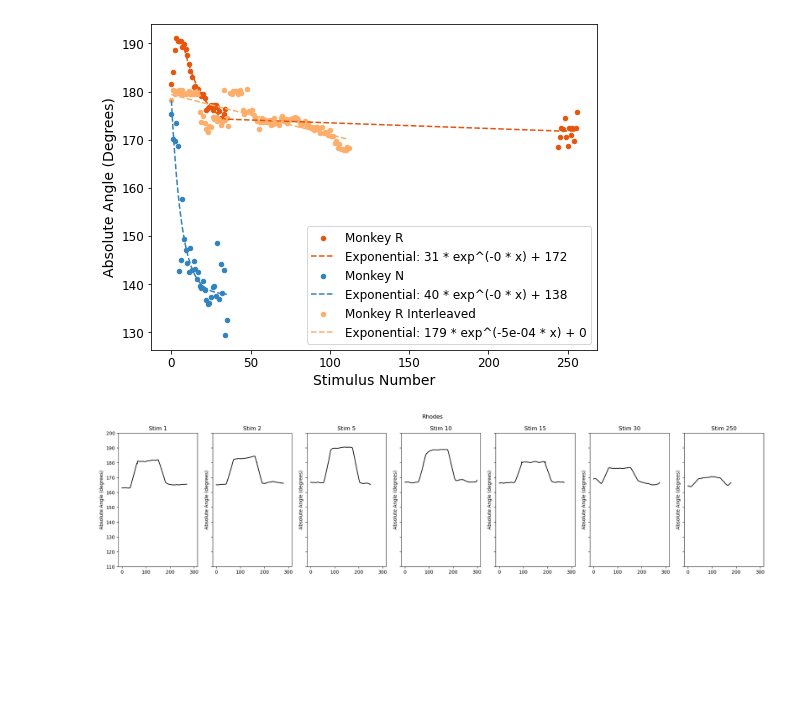
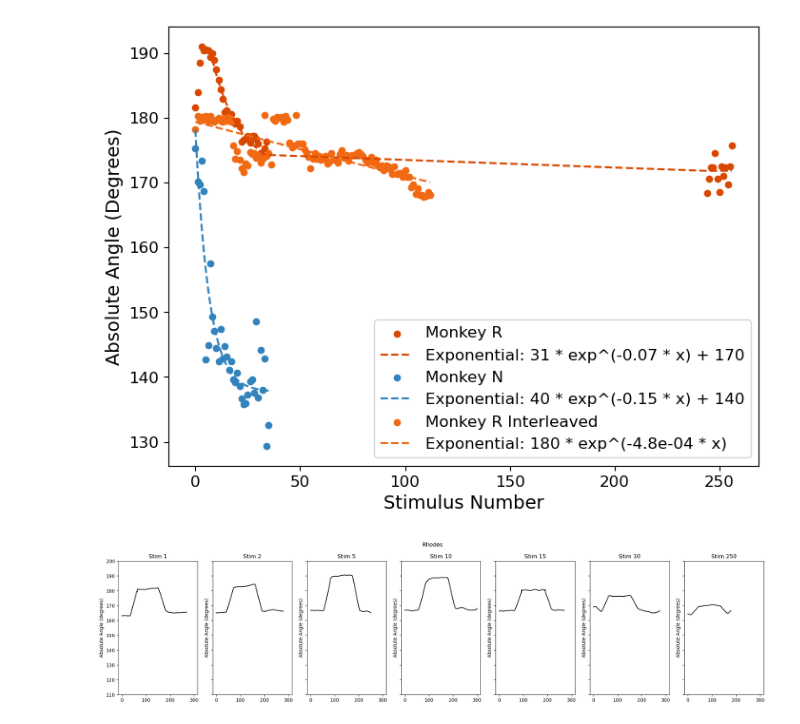
Before and after one commit to draeloslab/stim_behavior, a Jupyter notebook: notebooks/newFatigueFig.ipynb, the cells around one changed output. Cells and saved outputs as stored; diff of their text form; code cells hidden in the pictures; blank space fills up the shorter version.

```diff
--- a/notebooks/newFatigueFig.ipynb
+++ b/notebooks/newFatigueFig.ipynb
@@ -42,6 +42,17 @@ class FatigueData:
             y_col = i + 1
             interpolate(data, x_col, y_col, likelihood, self.threshold)
 
+        self.x = []
+        self.y = []
+        for i in range(len(data)):  #save angle for each posture for all frames
+            if self.type == 'DLC':
+                forearm = (data.iloc[i][data.columns[13]], data.iloc[i][data.columns[14]])
+                wrist = (data.iloc[i][data.columns[10]], data.iloc[i][data.columns[11]])
+                mcp = (data.iloc[i][data.columns[7]], data.iloc[i][data.columns[8]])
+            # Unpack the points into x and y coordinates
+            self.x.append([forearm[0], wrist[0], mcp[0]])
+            self.y.append([forearm[1], wrist[1], mcp[1]])
+
             #moving average
         for i in range(step, len(data.columns),3):
             x = data.columns[i]
@@ -64,8 +75,8 @@ class FatigueData:
             return angle
 
         angle = []
-        self.x = []
-        self.y = []
+        # self.x = []
+        # self.y = []
         for i in range(len(data)):  #save angle for each posture for all frames
             if self.type == 'DLC':
                 forearm = (data.iloc[i][data.columns[13]], data.iloc[i][data.columns[14]])
@@ -78,8 +89,8 @@ class FatigueData:
             # pip = (data.iloc[i][data.columns[6]], data.iloc[i][data.columns[7]])
             # dip = (data.iloc[i][data.columns[3]], data.iloc[i][data.columns[4]])
             # Unpack the points into x and y coordinates
-            self.x.append([forearm[0], wrist[0], mcp[0]])
-            self.y.append([forearm[1], wrist[1], mcp[1]])
+            # self.x.append([forearm[0], wrist[0], mcp[0]])
+            # self.y.append([forearm[1], wrist[1], mcp[1]])
             angle.append(calculate_angle(forearm, wrist, mcp))
         # smoothed = uniform_filter1d(np.array(angle), size=self.window)
         return np.array(angle)
@@ -293,36 +304,37 @@ plt.show()
 # %%
 
 # rhodes.filtered_means = np.concatenate((rhodes.filtered_means, rhodes2.filtered_means))
 # rhodes.filtered_indices = np.concatenate((rhodes.filtered_indices, rhodes2.filtered_indices))
 
 # sorted_indices = np.argsort(rhodes.filtered_indices)
 # rhodes.filtered_indices = rhodes.filtered_indices[sorted_indices]
 # rhodes.filtered_means= rhodes.filtered_means[sorted_indices]
 
 
 guess = [2,2,160]
 popT = rhodes.fitExponentialDecay(guess, removeStartSlice=8)
 popT2 = napier.fitExponentialDecay(guess)
 popT3 = rhodesinterleaved.fitExponentialDecay(guess)
 
 
 plt.figure(figsize=(8, 6))
-plt.scatter(rhodes.filtered_indices, rhodes.filtered_means, label='Monkey R', color='#e6550d', s=20)
+plt.scatter(rhodes.filtered_indices, rhodes.filtered_means, label='Monkey R', color='#d94801', s=20)
 
 #Slicing this plot since we didn't include the first 8 values in the fit
-plt.plot(rhodes.filtered_indices[8:], rhodes.exponential, label=f'Exponential: {popT[0]:.0f} * exp^(-{popT[1]:.0f} * x) + {popT[2]:.0f}', color='#e6550d', linestyle='--')
+plt.plot(rhodes.filtered_indices[8:], rhodes.exponential, label=f'Exponential: {popT[0]:.0f} * exp^(-{popT[1]:.2f} * x) + {round(popT[2],-1):.0f}', color='#d94801', linestyle='--')
 
 plt.scatter(napier.filtered_indices, napier.angleChanges, label='Monkey N', color='#3182bd', s=20)
-plt.plot(napier.exponential, label=f'Exponential: {popT2[0]:.0f} * exp^(-{popT2[1]:.0f} * x) + {popT2[2]:.0f}', color='#3182bd', linestyle='--')
+plt.plot(napier.exponential, label=f'Exponential: {round(popT2[0])} * exp^(-{popT2[1]:.2f} * x) + {round(popT2[2],-1):.0f}', color='#3182bd', linestyle='--')
 
-plt.scatter(rhodesinterleaved.filtered_indices, rhodesinterleaved.angleChanges, label='Monkey R Interleaved', color='#fdae6b', s=20)
-plt.plot(rhodesinterleaved.exponential, label=f'Exponential: {popT3[0]:.0f} * exp^(-{popT3[1]:.0e} * x) + {popT3[2]:.0f}', color='#fdae6b', linestyle='--')
+plt.scatter(rhodesinterleaved.filtered_indices, rhodesinterleaved.angleChanges, label='Monkey R Interleaved', color='#f16913', s=20)
+plt.plot(rhodesinterleaved.exponential, label=f'Exponential: {round(popT3[0],-1):.0f} * exp^(-{popT3[1]:.1e} * x) ', color='#f16913', linestyle='--')
 plt.xticks(fontsize=12)
 plt.yticks(fontsize=12)
 plt.xlabel("Stimulus Number", fontsize=14)
 plt.ylabel("Absolute Angle (Degrees)", fontsize=14)
 plt.legend(loc='lower right', fontsize=12)
 # plt.yscale('log')
+plt.savefig('fatigueDecay.svg', format='svg')
 plt.show()
 # %% [output]
-[figure, old version]
+[figure, new version]
```
Also changed, not shown: parts of 3 cells of this notebook.
